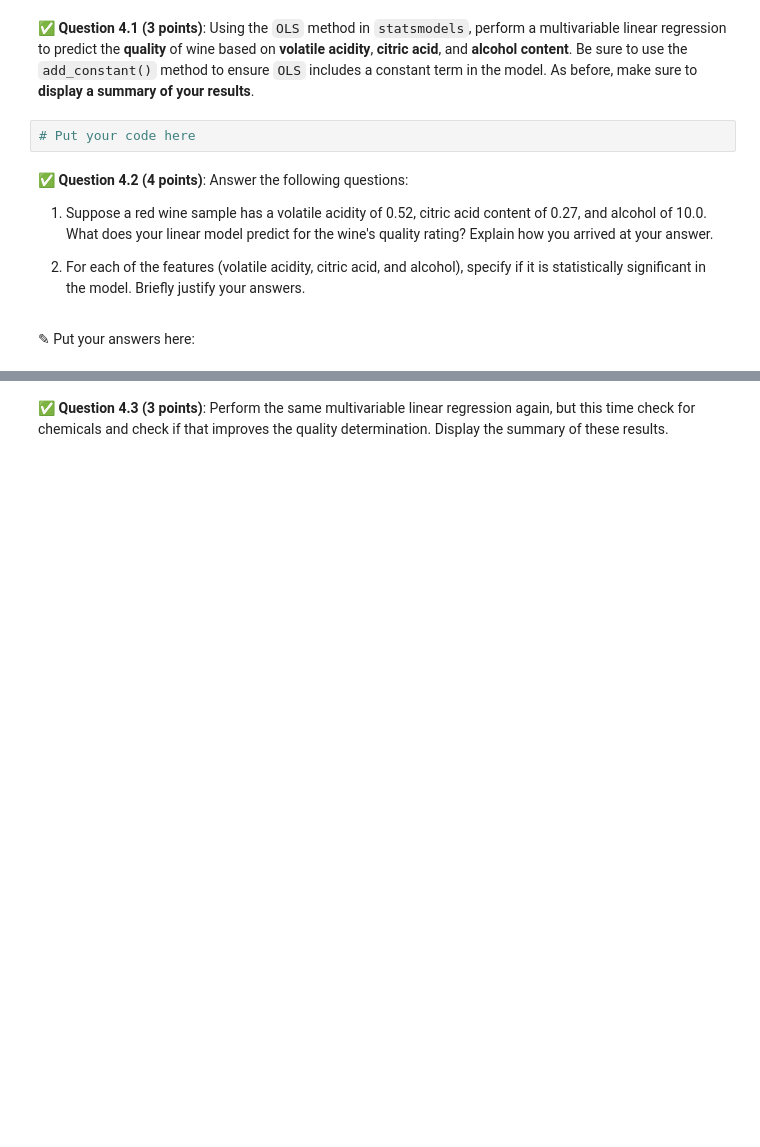
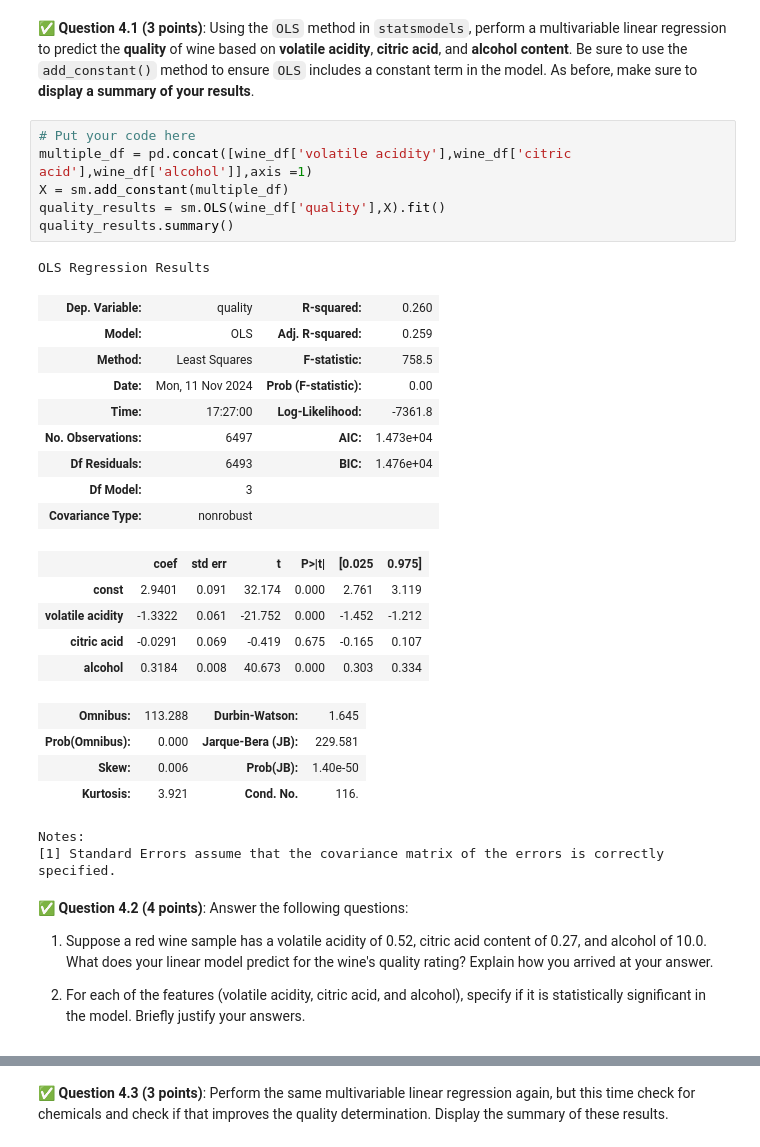
Before and after one commit to LukeAurilia/CMSE202-f24-turnin, a Jupyter notebook: hw-03/HW-03_Regression-STUDENT.ipynb, the cells around one changed output, grey strips where cells are left out. Cells and saved outputs as stored; diff of their text form; blank space fills up the shorter version.

```diff
--- a/hw-03/HW-03_Regression-STUDENT.ipynb
+++ b/hw-03/HW-03_Regression-STUDENT.ipynb
@@ -323,13 +324,37 @@ Take a moment to save your notebook, commit the changes to your local `git` repo
 In this part, we'll use multiple features to predict the **quality** of **red** wine samples. Specifically, we’ll explore how a combination of chemical properties—such as **volatile acidity**, **citric acid**, **alcohol**, and others—can be used to estimate the overall **quality** rating of red wines.
 # %% [markdown]
 &#9989; **Question 4.1 (3 points)**: Using the `OLS` method in `statsmodels`, perform a multivariable linear regression to predict the **quality** of wine based on **volatile acidity**, **citric acid**, and **alcohol content**. Be sure to use the `add_constant()` method to ensure `OLS` includes a constant term in the model. As before, make sure to **display a summary of your results**.
-# %%
-# Put your code here
+# %%
+# Put your code here
+multiple_df = pd.concat([wine_df['volatile acidity'],wine_df['citric acid'],wine_df['alcohol']],axis =1)
+X = sm.add_constant(multiple_df)
+quality_results = sm.OLS(wine_df['quality'],X).fit()
+quality_results.summary()
+# %% [output]
+OLS Regression Results
+| Dep. Variable: | quality | R-squared: | 0.260 |
+| Model: | OLS | Adj. R-squared: | 0.259 |
+| Method: | Least Squares | F-statistic: | 758.5 |
+| Date: | Mon, 11 Nov 2024 | Prob (F-statistic): | 0.00 |
+| Time: | 17:27:00 | Log-Likelihood: | -7361.8 |
+| No. Observations: | 6497 | AIC: | 1.473e+04 |
+| Df Residuals: | 6493 | BIC: | 1.476e+04 |
+| Df Model: | 3 |  |  |
+| Covariance Type: | nonrobust |  |  |
+|  | coef | std err | t | P>|t| | [0.025 | 0.975] |
+| const | 2.9401 | 0.091 | 32.174 | 0.000 | 2.761 | 3.119 |
+| volatile acidity | -1.3322 | 0.061 | -21.752 | 0.000 | -1.452 | -1.212 |
+| citric acid | -0.0291 | 0.069 | -0.419 | 0.675 | -0.165 | 0.107 |
+| alcohol | 0.3184 | 0.008 | 40.673 | 0.000 | 0.303 | 0.334 |
+| Omnibus: | 113.288 | Durbin-Watson: | 1.645 |
+| Prob(Omnibus): | 0.000 | Jarque-Bera (JB): | 229.581 |
+| Skew: | 0.006 | Prob(JB): | 1.40e-50 |
+| Kurtosis: | 3.921 | Cond. No. | 116. |
+Notes:
+[1] Standard Errors assume that the covariance matrix of the errors is correctly specified.
 # %% [markdown]
 &#9989; **Question 4.2 (4 points)**: Answer the following questions:
 
 1. Suppose a red wine sample has a volatile acidity of 0.52, citric acid content of 0.27, and alcohol of 10.0. What does your linear model predict for the wine's quality rating? Explain how you arrived at your answer.
 
 2. For each of the features (volatile acidity, citric acid, and alcohol), specify if it is statistically significant in the model. Briefly justify your answers.
-# %% [markdown]
-<font size=+3>&#9998;</font> Put your answers here:
```
Also changed, not shown: parts of 9 cells of this notebook.
